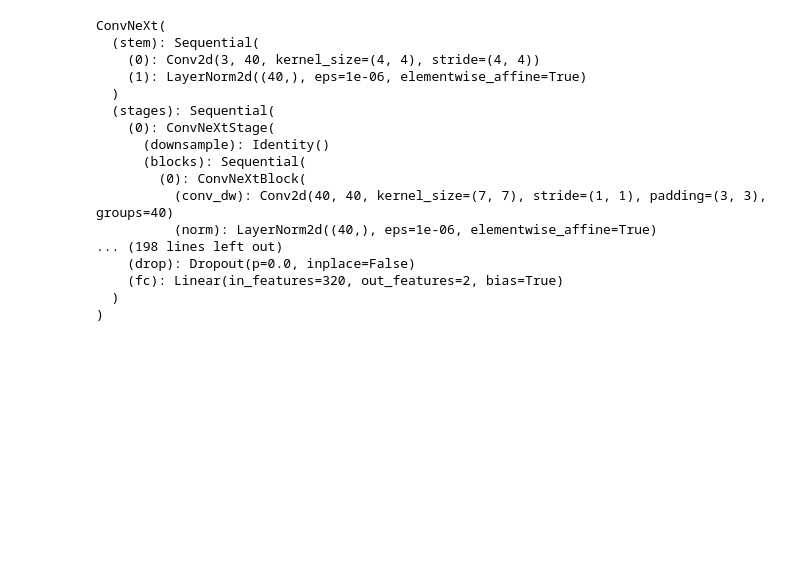
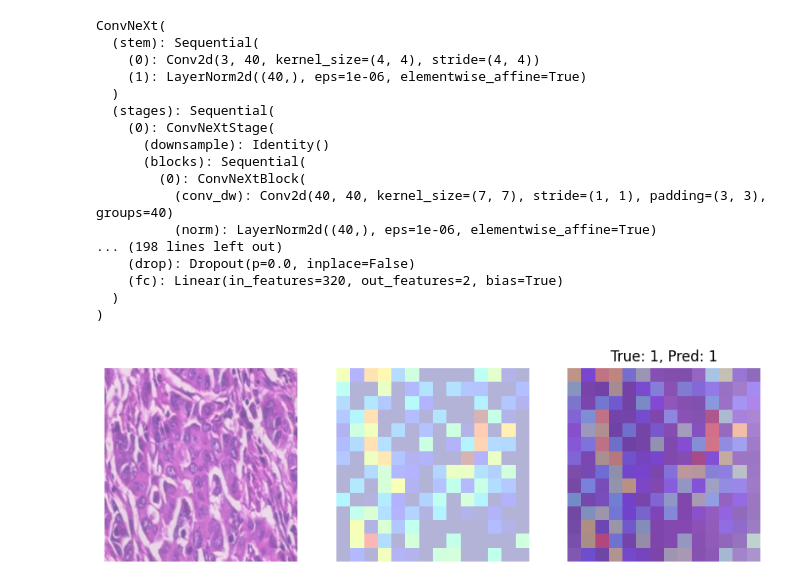
Before and after one commit to mariaserov/ML_BreakHis, a Jupyter notebook: scr/ConvnextV2_Toydata_code_tests.ipynb, the cells around one changed output. Saved outputs shown, nothing was run; the diff lists cells and outputs as text; code cells hidden in the pictures; blank space fills up the shorter version.

Commit message:
Grad-CAM implementaiton in PyTorch

```diff
--- a/scr/ConvnextV2_Toydata_code_tests.ipynb
+++ b/scr/ConvnextV2_Toydata_code_tests.ipynb
@@ -1088,14 +1088,17 @@ class BreakHisDataset(Dataset): # Subclass Dataset, which is required for using
         return image, torch.tensor(label, dtype=torch.long), torch.tensor(subtype, dtype=torch.long)
 
 # For testing on toy
-dataset = BreakHisDataset(csv_path="../data/toy_data/toy_metadata.csv", transform=transform) # Load the data
-train_size = int(0.8 * len(dataset))
-test_size = len(dataset) - train_size
-train, test = random_split(dataset, [train_size, test_size])
+# dataset = BreakHisDataset(csv_path="../data/toy_data/toy_metadata.csv", transform=transform) # Load the data
+# train_size = int(0.8 * len(dataset))
+# test_size = len(dataset) - train_size
+# train, test = random_split(dataset, [train_size, test_size])
 
 # For full dataset
 # train = BreakHisDataset(csv_path="../data/augmented_train_dataset.csv", transform=transform) # Load the data
 # test = BreakHisDataset(csv_path="../data/new_test.csv", transform=transform)
 
+# For original data
+gradcam = BreakHisDataset(csv_path="../data/metadata.csv", transform=transform)
+
 train_loader = DataLoader(train, batch_size=params['batch_size'], shuffle=True)
-test_loader = DataLoader(test, batch_size=params['batch_size'], shuffle=False)
+gradcam_loader = DataLoader(test, batch_size=params['batch_size'], shuffle=True)
@@ -1359,7 +1346,7 @@ perf_h = pd.DataFrame(data = [perf_row], columns = perfcols_h )
 XAI feature
 # %%
 model = timm.create_model('convnextv2_atto.fcmae', pretrained=False, num_classes=2)
-model.load_state_dict(torch.load("convnext_v2_outputs/Single_Model/Single_model_test.pth"))
+model.load_state_dict(torch.load("convnext_v2_outputs/Single_Model/best_model_binary.pth"))
 model.eval()
 # %% [output]
 ConvNeXt(
@@ -1425,40 +1412,47 @@ def generate_gradcam(model, input_tensor, target_class, target_layer):
     # 7. Compute weighted combination
     cam = (weights * act).sum(dim=1, keepdim=True)
     cam = F.relu(cam)
-    cam = F.interpolate(cam, size=input_tensor.shape[2:], mode='bilinear', align_corners=False)
+    #cam = F.interpolate(cam, size=input_tensor.shape[2:], mode='bilinear', align_corners=False)
 
     # 8. Normalize for visualization
     cam = cam.squeeze().cpu().numpy()
     cam = (cam - cam.min()) / (cam.max() - cam.min())
 
     return cam, pred_class
 
 # choose target layer
 
-target_layer = list(model.stages[3].children())[-1][1]
+target_layer = list(model.stages[2].children())[-1][1] # change stages[X] to look at different layers
 
 # Get a batch from test_loader
-#test_= iter(test_loader)
-#image_batch, label_batch, _ = next(iter(test_loader))
-image_batch, label_batch, _ = next(iter(test_loader))
+img_iter = iter(gradcam_loader)
+image_batch, label_batch, _ = next(img_iter)
 image = image_batch[0].unsqueeze(0)
 label = label_batch[0].item()
 
 # Run Grad-CAM
-cam, pred_class = generate_gradcam(model, image, target_class=label, target_layer=target_layer)
+cam, pred_class = generate_gradcam(model, image, target_class=0, target_layer=target_layer)
 
 # Denormalise image
 mean = [0.485, 0.456, 0.406]
 std  = [0.229, 0.224, 0.225]
 
 def denormalize(tensor, mean, std):
     mean = torch.tensor(mean).view(3, 1, 1)
     std = torch.tensor(std).view(3, 1, 1)
     return tensor * std + mean
+
 image_denorm = denormalize(image, mean, std)
 # Visualize
-plt.imshow(to_pil_image(image_denorm.squeeze()))
-plt.imshow(cam, cmap='jet', alpha=0.3)
+
+f, ax = plt.subplots(nrows = 1, ncols=3, figsize = (10, 4))
+ax[0].imshow(to_pil_image(image_denorm.squeeze()))
+ax[1].imshow(cam, cmap='jet', alpha=0.3)
+ax[2].imshow(to_pil_image(image_denorm.squeeze()))
+ax[2].imshow(cam, cmap='jet', alpha=0.3)
 plt.title(f"True: {label}, Pred: {pred_class}")
-plt.axis('off')
+for i in range(3):
+    ax[i].axis('off')
 plt.show()
+# %% [output]
+[figure, added]
```
Also changed, not shown: parts of 6 cells of this notebook, 10 other files.
